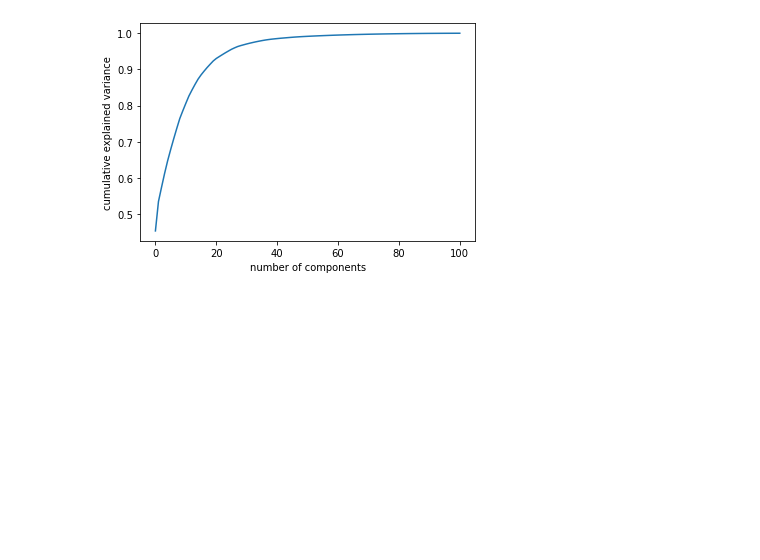
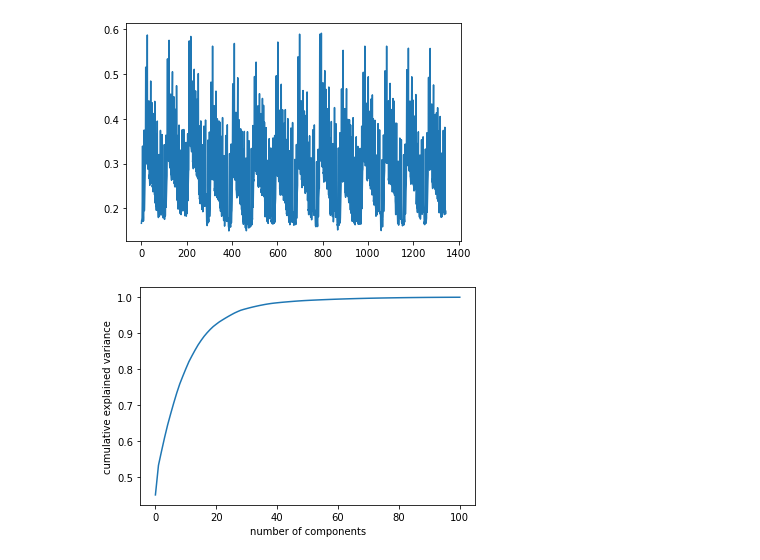
Before and after one commit to FabiDann/ml-fairness-validity, a Jupyter notebook: PCA_time_series_mobility_data.ipynb, the cells around one changed output. Saved outputs shown, nothing was run; the diff lists cells and outputs as text; code cells hidden in the pictures; blank space fills up the shorter version.

```diff
--- a/PCA_time_series_mobility_data.ipynb
+++ b/PCA_time_series_mobility_data.ipynb
@@ -25,3 +25,7 @@ input_columns.remove('#cases')
+# %%
+plt.plot(df['single_tile_users t-8']);
+# %% [output]
+[figure, added]
 # %%
 #Standardizing the data
 X = df[input_columns] # getting all values as a matrix of dataframe
```
Also changed, not shown: parts of 2 cells of this notebook.
